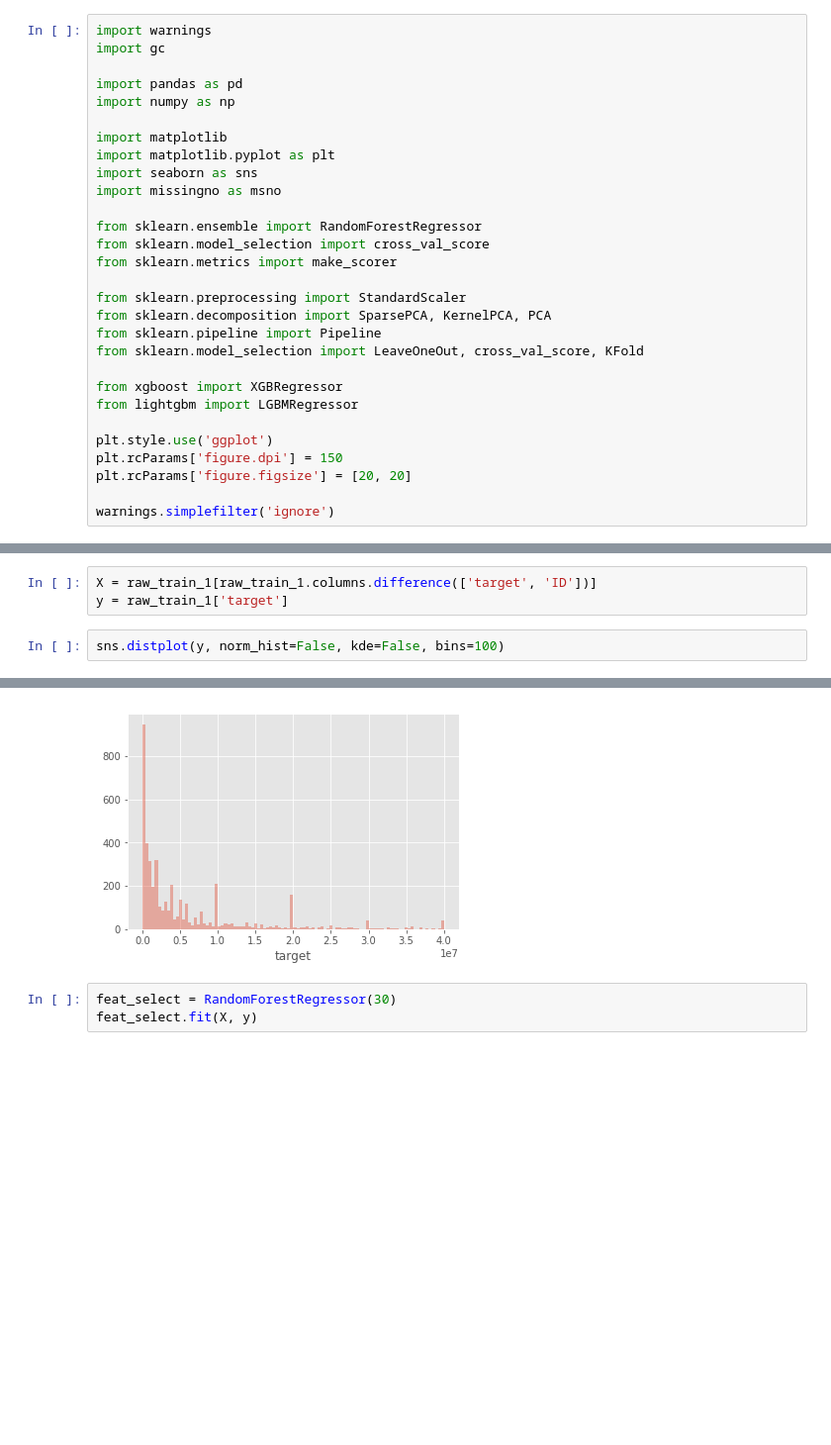
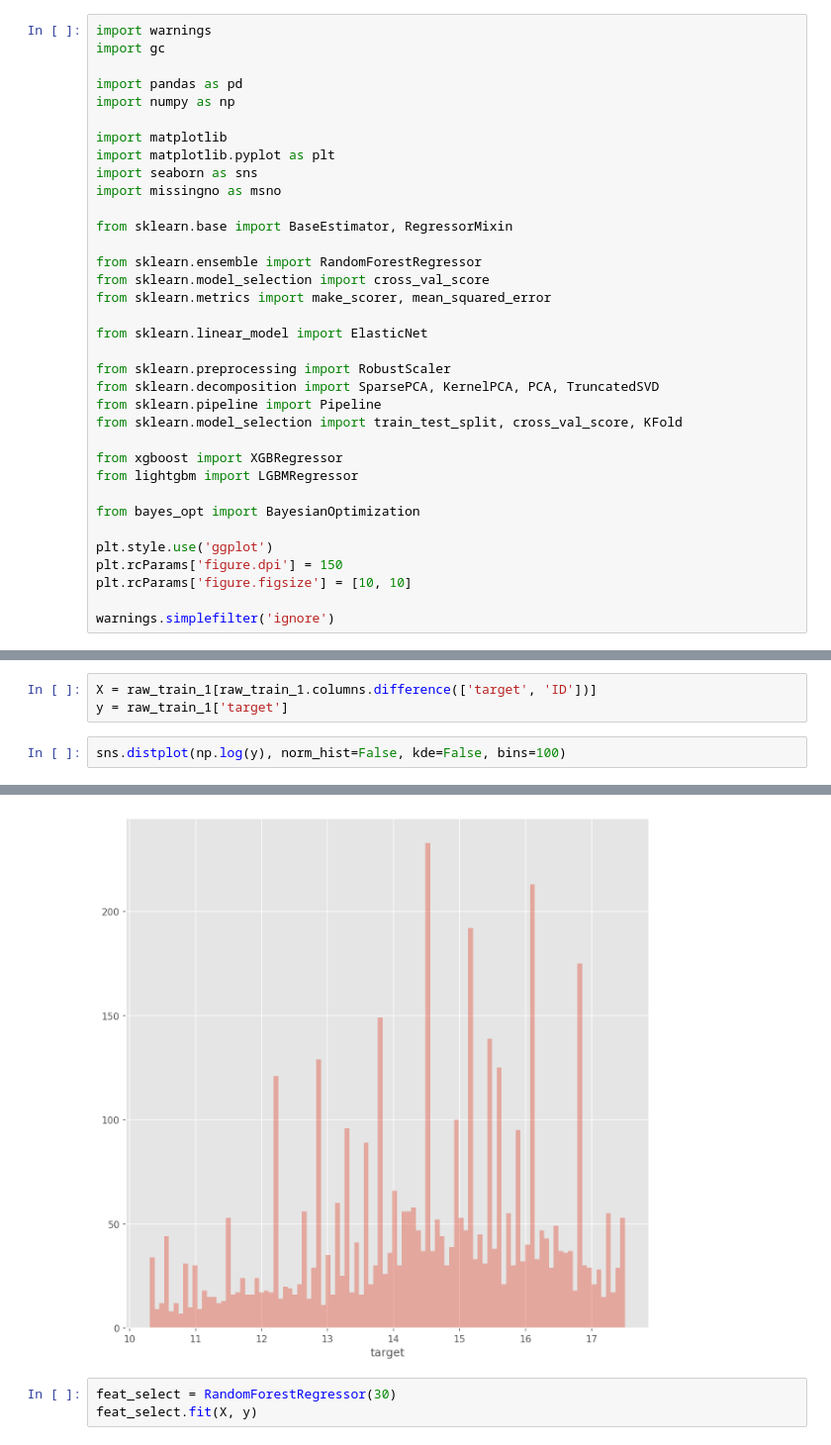
Before and after one commit to minggli/santander-value-prediction, a Jupyter notebook: predict.ipynb, the cells around one changed output, grey strips where cells are left out. Shown at 99% size. Saved outputs shown, nothing was run; the diff lists cells and outputs as text; blank space fills up the shorter version.

```diff
--- a/predict.ipynb
+++ b/predict.ipynb
@@ -10,21 +10,27 @@ import matplotlib.pyplot as plt
 import seaborn as sns
 import missingno as msno
 
+from sklearn.base import BaseEstimator, RegressorMixin
+
 from sklearn.ensemble import RandomForestRegressor
 from sklearn.model_selection import cross_val_score
-from sklearn.metrics import make_scorer
+from sklearn.metrics import make_scorer, mean_squared_error
 
-from sklearn.preprocessing import StandardScaler
-from sklearn.decomposition import SparsePCA, KernelPCA, PCA
+from sklearn.linear_model import ElasticNet
+
+from sklearn.preprocessing import RobustScaler
+from sklearn.decomposition import SparsePCA, KernelPCA, PCA, TruncatedSVD
 from sklearn.pipeline import Pipeline
-from sklearn.model_selection import LeaveOneOut, cross_val_score, KFold
+from sklearn.model_selection import train_test_split, cross_val_score, KFold
 
 from xgboost import XGBRegressor
 from lightgbm import LGBMRegressor
 
+from bayes_opt import BayesianOptimization
+
 plt.style.use('ggplot')
 plt.rcParams['figure.dpi'] = 150
-plt.rcParams['figure.figsize'] = [20, 20]
+plt.rcParams['figure.figsize'] = [10, 10]
 
 warnings.simplefilter('ignore')
 # %%
@@ -79,10 +93,10 @@ raw_train_1 = drop_invariant(raw_train)
 X = raw_train_1[raw_train_1.columns.difference(['target', 'ID'])]
 y = raw_train_1['target']
 # %%
-sns.distplot(y, norm_hist=False, kde=False, bins=100)
+sns.distplot(np.log(y), norm_hist=False, kde=False, bins=100)
 # %% [output]
 <matplotlib.axes._subplots.AxesSubplot at 0x...>
-[figure, old version]
+[figure, new version]
 # %%
 feat_select = RandomForestRegressor(30)
 feat_select.fit(X, y)
```
Also changed, not shown: parts of 33 cells of this notebook.
